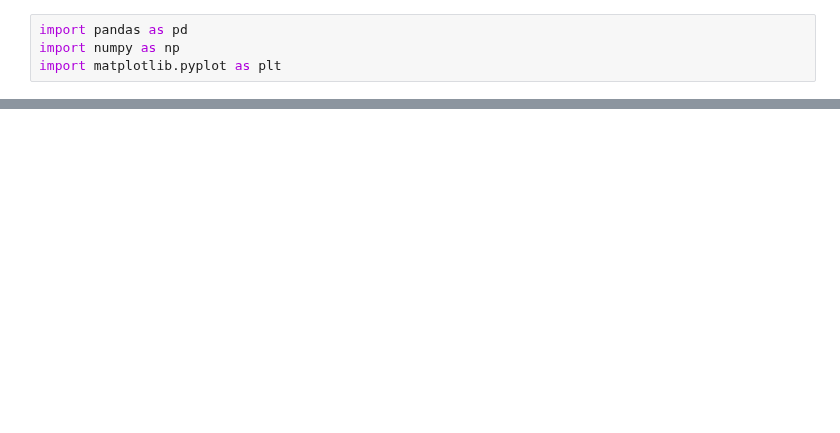
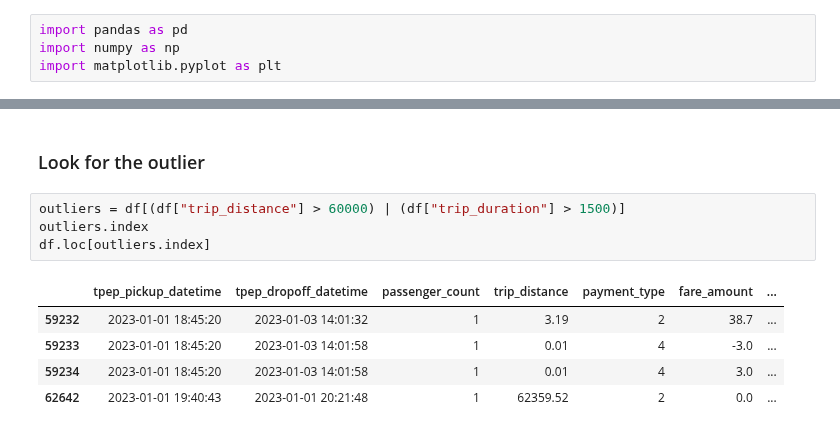
Before and after one commit to Benjam1nP/Statistic-Data-Sience-Project, a Jupyter notebook: Datenanalyse_Arthur.ipynb, the cells around one changed output, grey strips where cells are left out. Drawn from its saved outputs; the diff is of its cells as text; blank space fills up the shorter version.

```diff
--- a/Datenanalyse_Arthur.ipynb
+++ b/Datenanalyse_Arthur.ipynb
@@ -26,0 +97,12 @@ max         1.250000
+# %% [markdown]
+### Look for the outlier
+# %%
+outliers = df[(df["trip_distance"] > 60000) | (df["trip_duration"] > 1500)]
+outliers.index
+df.loc[outliers.index]
+# %% [output]
+|  | tpep_pickup_datetime | tpep_dropoff_datetime | passenger_count | trip_distance | payment_type | fare_amount | ... |
+| 59232 | 2023-01-01 18:45:20 | 2023-01-03 14:01:32 | 1 | 3.19 | 2 | 38.7 | ... |
+| 59233 | 2023-01-01 18:45:20 | 2023-01-03 14:01:58 | 1 | 0.01 | 4 | -3.0 | ... |
+| 59234 | 2023-01-01 18:45:20 | 2023-01-03 14:01:58 | 1 | 0.01 | 4 | 3.0 | ... |
+| 62642 | 2023-01-01 19:40:43 | 2023-01-01 20:21:48 | 1 | 62359.52 | 2 | 0.0 | ... |
```
Also changed, not shown: parts of 10 cells of this notebook, 1 other file.
